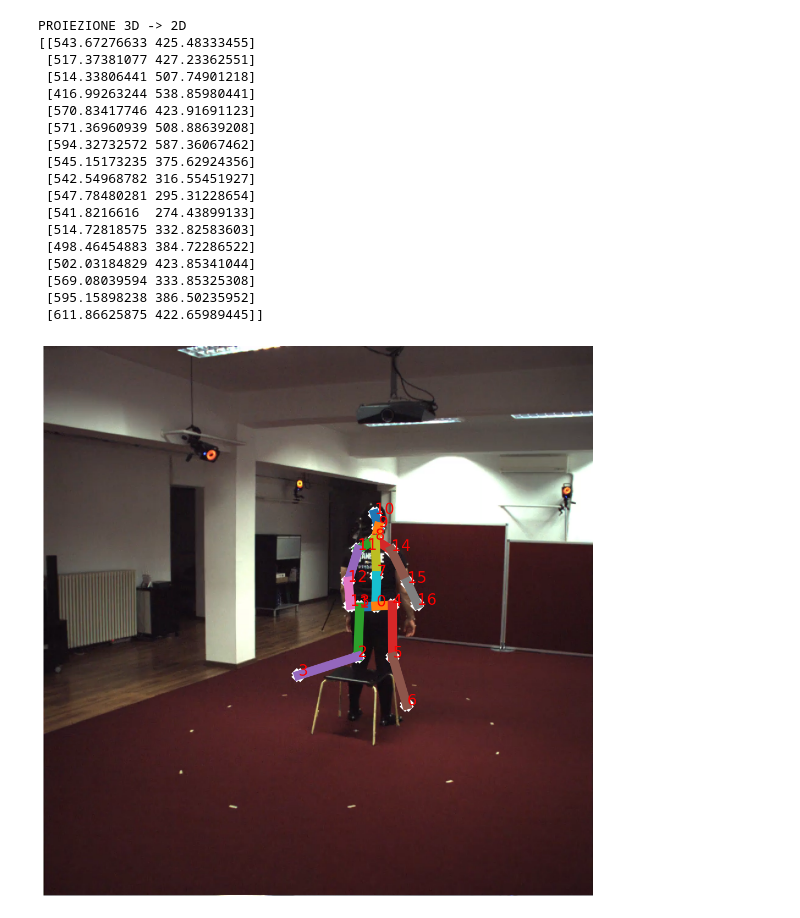
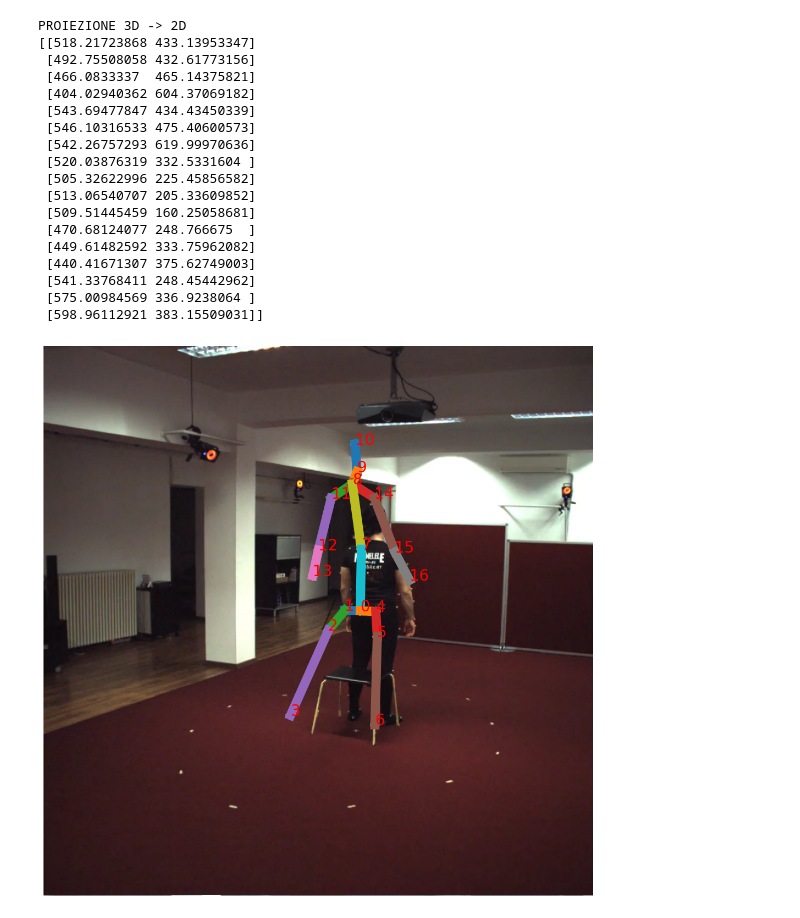
Before and after one commit to adgx/lcn-pose, a Jupyter notebook: visualization/notebooks/visualiza_human_prediction.ipynb, the cells around one changed output. Cells and saved outputs as stored; diff of their text form; code cells hidden in the pictures.

```diff
--- a/visualization/notebooks/visualiza_human_prediction.ipynb
+++ b/visualization/notebooks/visualiza_human_prediction.ipynb
@@ -19,7 +19,7 @@ sys.path.append('..')
 from util.dataset_util import project_3d_to_2d, plot_over_image, read_data, load_data_from_pickle
 
 data_root = '/Users/andreaongaro/Documents/Documenti Andrea Ongaro/Magistrale/Torino/Corsi/2_ANNO/ComputerVision/Project/lcn-pose/dataset'
-data_pred_path = '/Users/andreaongaro/Documents/Documenti Andrea Ongaro/Magistrale/Torino/Corsi/2_ANNO/ComputerVision/Project/lcn-pose/experiment/test17/result.pkl'  # prediction file to be submitted; replace this with your prediction
+data_pred_path = '/Users/andreaongaro/Documents/Documenti Andrea Ongaro/Magistrale/Torino/Corsi/2_ANNO/ComputerVision/Project/lcn-pose/experiment_good/test17/result.pkl'  # replace this with your prediction
 
 subset = 'test' # select from ['train']
 subj_name = 's01_v' # subject names for 'train' subset
@@ -34,11 +34,7 @@ frames, j3ds, cam_params, _, _, annotations = read_data(data_root,
                                                                              subj_name,
                                                                              action_name,
                                                                              camera_name)
-# data = load_data_from_pickle(data_pred_path)
-# print(j3ds.shape)
 
-# frame_id = annotations[action_name]['fr_id']
-# j3d = j3ds[0]
 R = cam_params['extrinsics']['R']
 T = cam_params['extrinsics']['T']
 
@@ -46,50 +42,50 @@ import os
 import pickle
 
 DATAITEM_GT_PATH = os.path.join("/Users/andreaongaro/Documents/Documenti Andrea Ongaro/Magistrale/Torino/Corsi/2_ANNO/ComputerVision/Project/lcn-pose/dataset/humansc3d_test.pkl")
 dataitem_gt = []
 with open(DATAITEM_GT_PATH, 'rb') as f:
     dataitem_gt = pickle.load(f)
 
 
 with open(data_pred_path, 'rb') as f:
     preds = pickle.load(f)['result']  # [N, 17, 3]
 
 preds = np.reshape(preds, (-1, 17, 3))
 
 idx = int(action_name) - 139 # action_name starts from 139, so we subtract 139 to get the index
 pred = preds[idx]  # [17, 3]
 pred = image_to_camera_frame(pose3d_image_frame=pred, box=dataitem_gt[idx]['box'],
             camera=dataitem_gt[idx]['camera_param'], rootIdx=0,
             root_depth=dataitem_gt[idx]['root_depth'])
 
 #Conversione
 j3d_in_camera = np.matmul(np.array(pred) - cam_params['extrinsics']['T'], np.transpose(cam_params['extrinsics']['R']))
 pred = j3d_in_camera
 
 frame = frames[0]
 j2d_camera = project_3d_to_2d(j3d_in_camera, cam_params['intrinsics_w_distortion'], 'w_distortion')
 print("PROIEZIONE 3D -> 2D")
 print(j2d_camera)
 plot_over_image(frame, j2d_camera)
 # %% [output]
 PROIEZIONE 3D -> 2D
-[[543.67276633 425.48333455]
- [517.37381077 427.23362551]
- [514.33806441 507.74901218]
- [416.99263244 538.85980441]
- [570.83417746 423.91691123]
- [571.36960939 508.88639208]
- [594.32732572 587.36067462]
- [545.15173235 375.62924356]
- [542.54968782 316.55451927]
- [547.78480281 295.31228654]
- [541.8216616  274.43899133]
- [514.72818575 332.82583603]
- [498.46454883 384.72286522]
- [502.03184829 423.85341044]
- [569.08039594 333.85325308]
- [595.15898238 386.50235952]
- [611.86625875 422.65989445]]
+[[518.21723868 433.13953347]
+ [492.75508058 432.61773156]
+ [466.0833337  465.14375821]
+ [404.02940362 604.37069182]
+ [543.69477847 434.43450339]
+ [546.10316533 475.40600573]
+ [542.26757293 619.99970636]
+ [520.03876319 332.5331604 ]
+ [505.32622996 225.45856582]
+ [513.06540707 205.33609852]
+ [509.51445459 160.25058681]
+ [470.68124077 248.766675  ]
+ [449.61482592 333.75962082]
+ [440.41671307 375.62749003]
+ [541.33768411 248.45442962]
+ [575.00984569 336.9238064 ]
+ [598.96112921 383.15509031]]
-[figure, old version]
+[figure, new version]
 # %%
 import numpy as np
```
Also changed, not shown: parts of 2 cells of this notebook, 5 other files.
